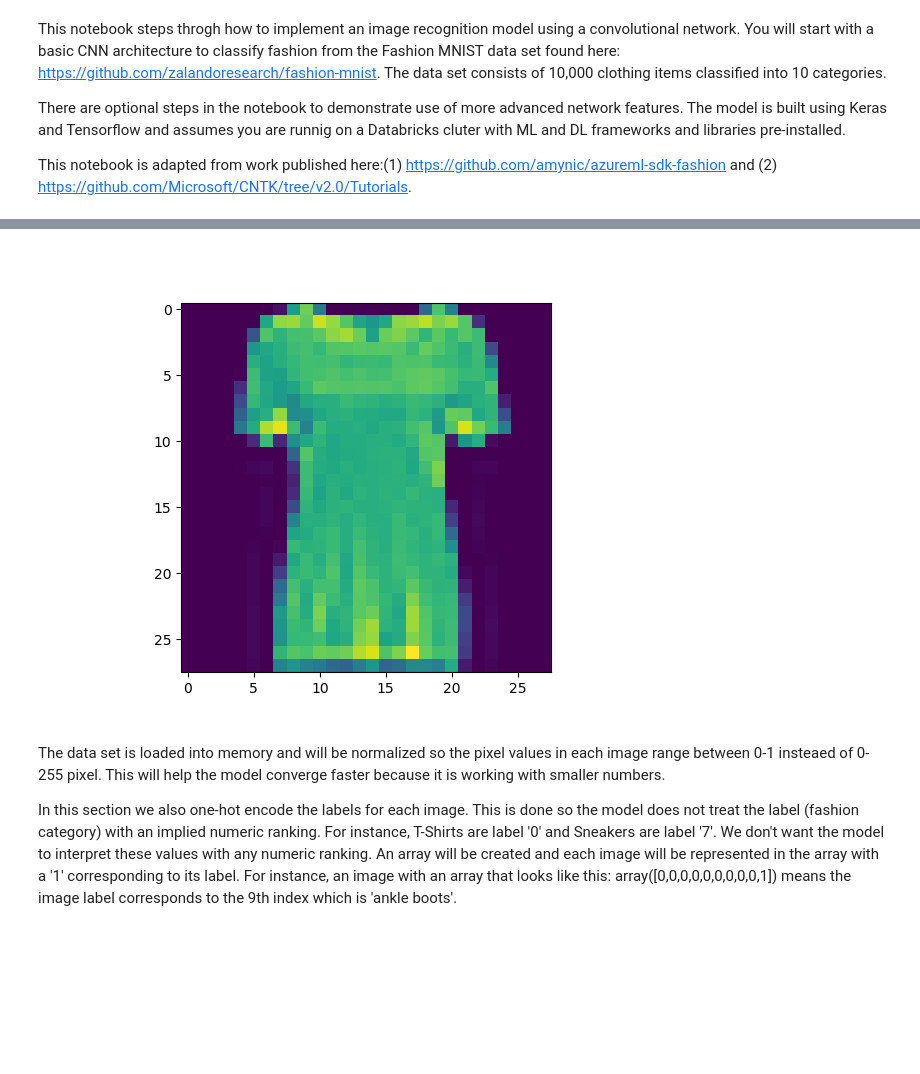
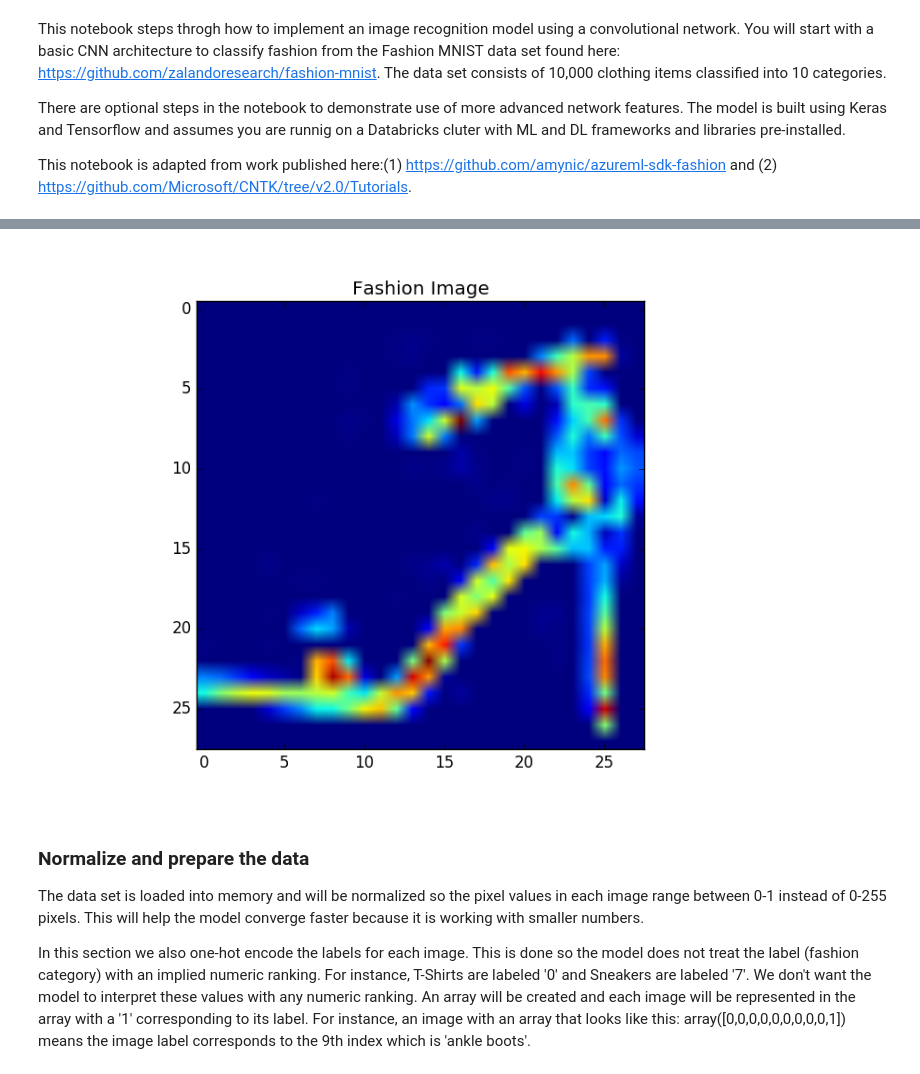
Before and after one commit to gmarchet/dnnworkshop3, a Jupyter notebook: labs/3.Keras-CNN/FashionMNISTCNN.ipynb, the cells around one changed output, grey strips where cells are left out. Drawn from its saved outputs; the diff is of its cells as text; code cells hidden in the pictures; blank space fills up the shorter version.

Commit message:
Updated fashionMnist notebook comments

```diff
--- a/labs/3.Keras-CNN/FashionMNISTCNN.ipynb
+++ b/labs/3.Keras-CNN/FashionMNISTCNN.ipynb
@@ -62,19 +73,22 @@ fashion_mnist_labels = ["Top",          # index 0
 [interactive output not drawn]
 # %%
 # Visualize an image. To visualize a different image, set the index to any value between 0 and 59999
-img_index=10
+img_index=8
 
 # Display an image from the data set
 label_index = y_train[img_index]
 plt.imshow(x_train[img_index])
-print('Label Index: ' + str(label_index) + " Fashion Labels: " + (fashion_mnist_labels[label_index]))
+plt.title('Fashion Image')
+
 display()
 # %% [output]
-[figure, old version]
+[figure, new version]
 # %% [markdown]
-The data set is loaded into memory and will be normalized so the pixel values in each image range between 0-1 insteaed of 0-255 pixel.   This will help the model converge faster because it is working with smaller numbers.
+### Normalize and prepare the data
 
-In this section we also one-hot encode the labels for each image.  This is done so the model does not treat the label (fashion category) with an implied numeric ranking.  For instance, T-Shirts are label '0' and Sneakers are label '7'. We don't want the model to interpret these values with any numeric ranking. An array will be created and each image will be represented in the array with a '1' corresponding to its label. For instance, an image with an array that looks like this: array([0,0,0,0,0,0,0,0,0,1]) means the image label corresponds to the 9th index which is 'ankle boots'.
+The data set is loaded into memory and will be normalized so the pixel values in each image range between 0-1 instead of 0-255 pixels. This will help the model converge faster because it is working with smaller numbers.
+
+In this section we also one-hot encode the labels for each image. This is done so the model does not treat the label (fashion category) with an implied numeric ranking. For instance, T-Shirts are labeled '0' and Sneakers are labeled '7'. We don't want the model to interpret these values with any numeric ranking. An array will be created and each image will be represented in the array with a '1' corresponding to its label. For instance, an image with an array that looks like this: array([0,0,0,0,0,0,0,0,0,1]) means the image label corresponds to the 9th index which is 'ankle boots'.
 # %%
 # Set number of categories
 num_classes = 10
```
Also changed, not shown: parts of 17 cells of this notebook.
